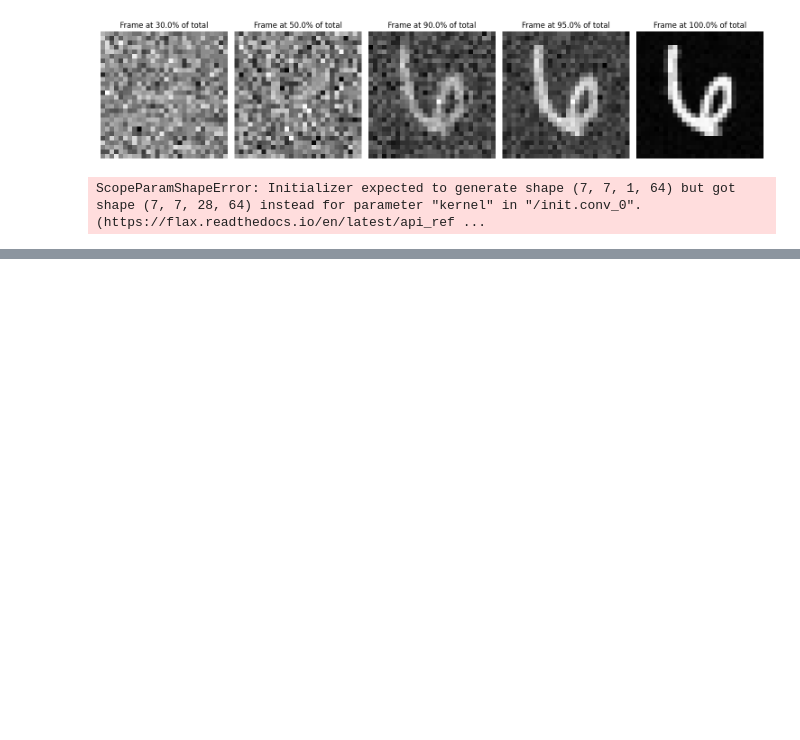
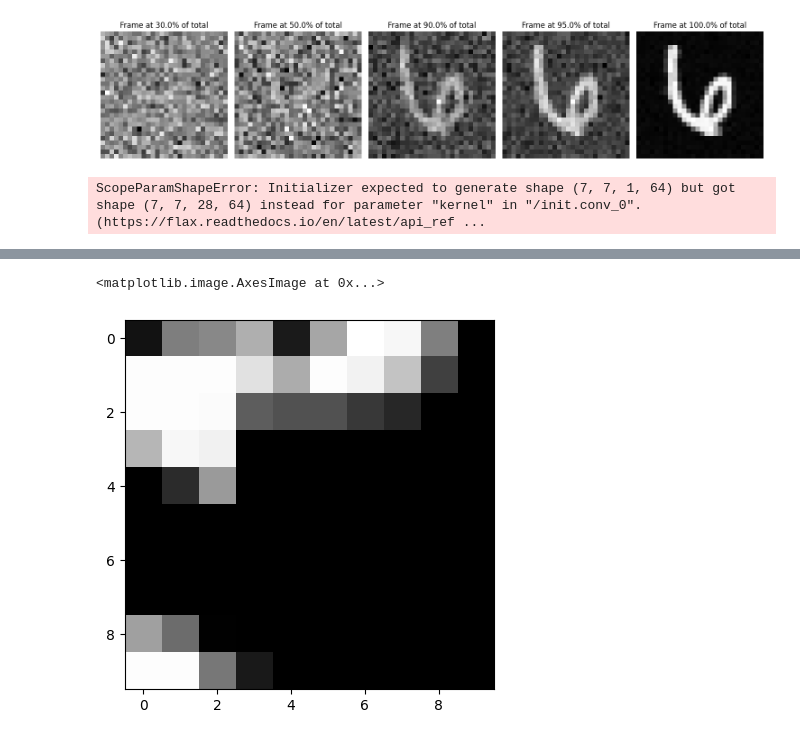
Before and after one commit to jcopo/diffuse, a Jupyter notebook: sandbox.ipynb, the cells around one changed output, grey strips where cells are left out. Saved outputs shown, nothing was run; the diff lists cells and outputs as text; code cells hidden in the pictures; blank space fills up the shorter version.

```diff
--- a/sandbox.ipynb
+++ b/sandbox.ipynb
@@ -174,0 +196,5 @@ import matplotlib.pyplot as plt
+# %%
+plt.imshow(y, cmap="gray")
+# %% [output]
+<matplotlib.image.AxesImage at 0x...>
+[figure, added]
```
Also changed, not shown: parts of 10 cells of this notebook, 4 other files.
